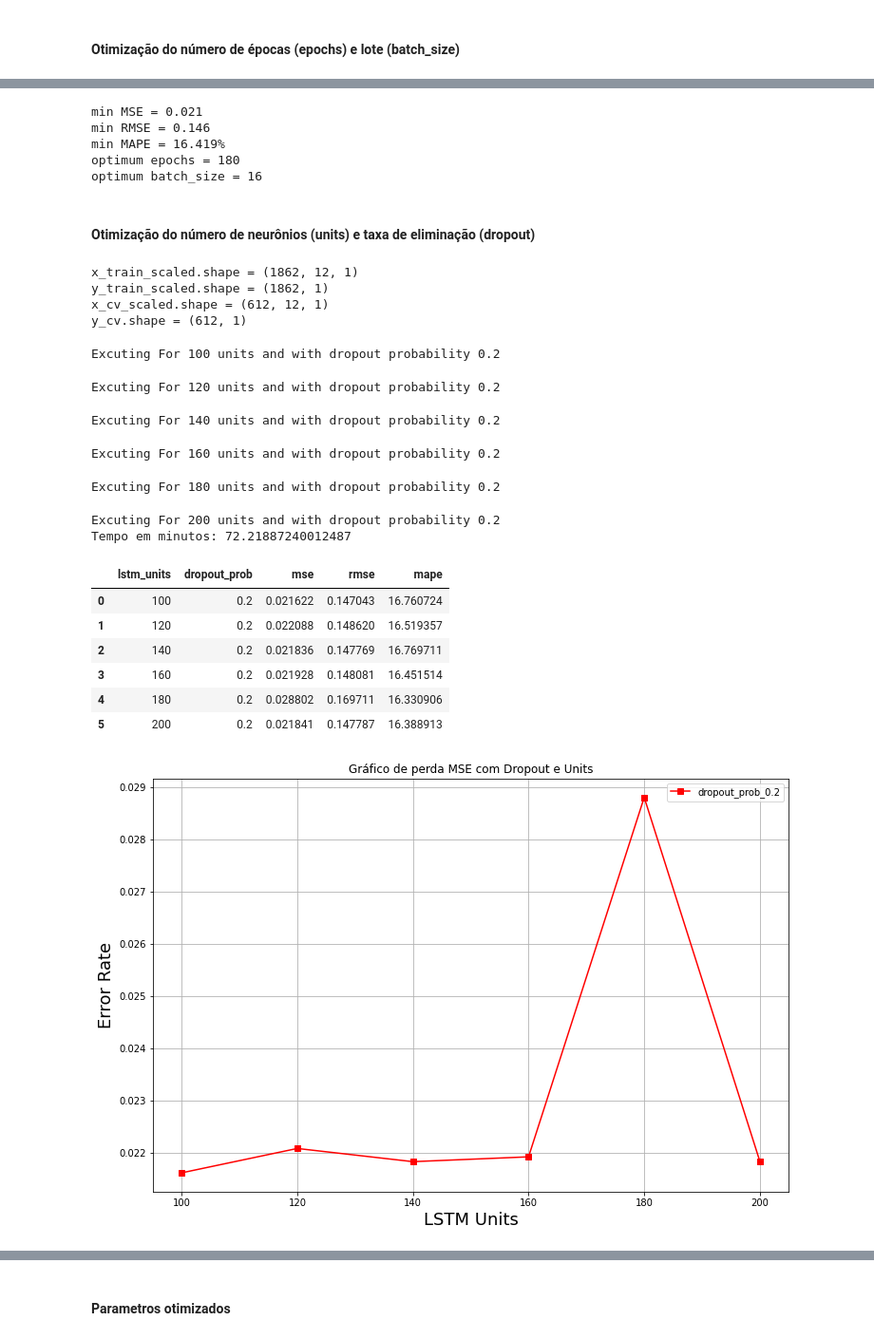
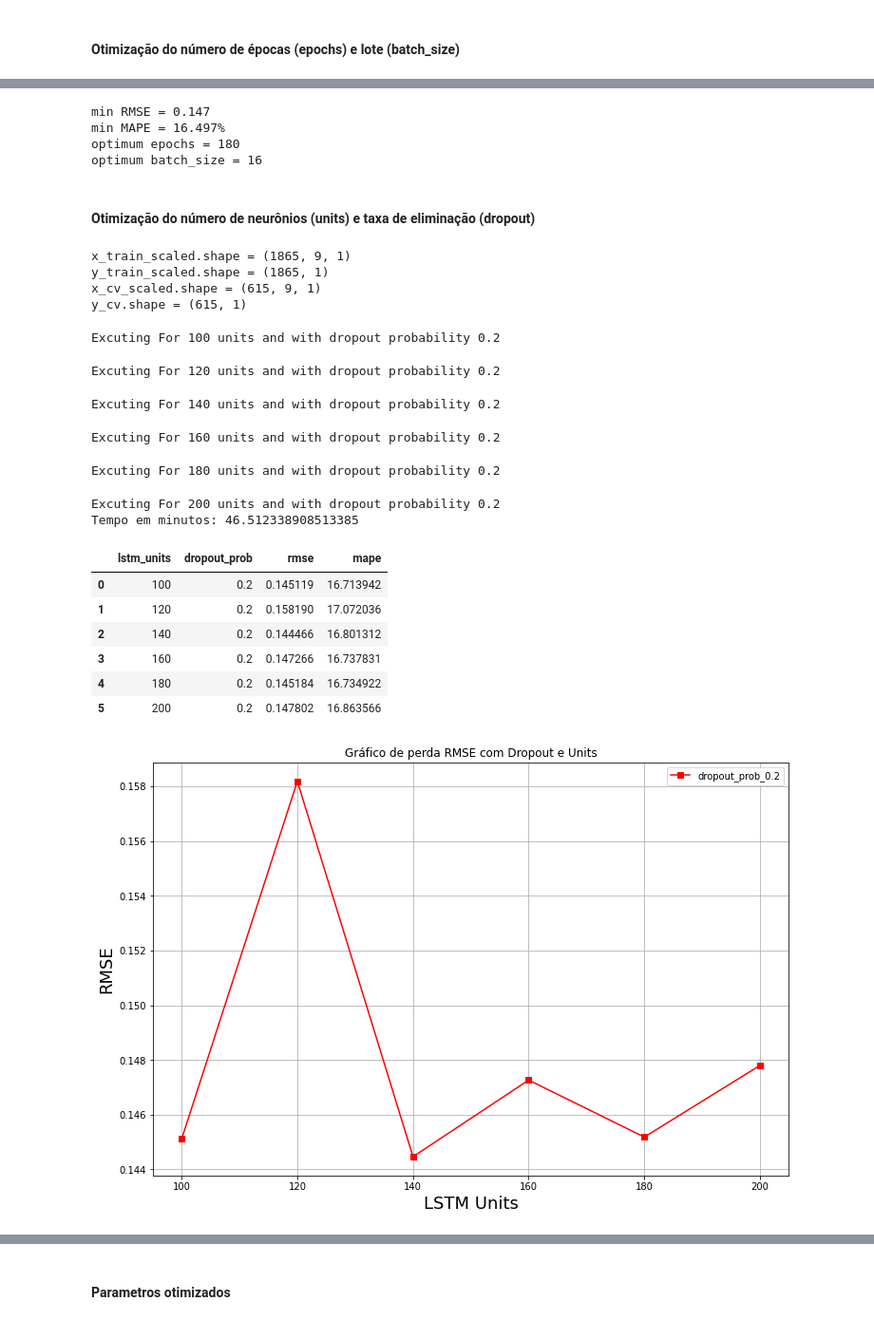
Before and after one commit to czar-rocha/previsao-de-precos-de-commodities-agricolas-atraves-de-redes-neurais-LSTM, a Jupyter notebook: modelo-lstm-univariado/modelo_lstm_univariado.ipynb, the cells around one changed output, grey strips where cells are left out. Shown at 95% size. Cells and saved outputs as stored; diff of their text form; code cells hidden in the pictures.

```diff
--- a/modelo-lstm-univariado/modelo_lstm_univariado.ipynb
+++ b/modelo-lstm-univariado/modelo_lstm_univariado.ipynb
@@ -466,7 +460,7 @@ optimum N = 12
 #### Otimização do número de épocas (epochs) e lote (batch_size)
 # %%
 param_label = 'epochs'
-epochs_list = [100, 120, 140, 160, 180, 200]
+epochs_list = [100, 120, 140, 160, 180, 200, 250]
 
 param_label1 = 'batch_size'
 batch_size_list = [16, 32]
@@ -484,14 +478,14 @@ y_cv_scaled = scaler_y_cv.fit_transform(y_cv)
 print("x_cv_scaled.shape = " + str(x_cv_scaled.shape))
 print("y_cv.shape = " + str(y_cv.shape))
 
-error_rate = {param_label : [], param_label1: [], 'mse': [], 'rmse': [], 'mape': []}
+error_rate = {param_label : [], param_label1: [], 'rmse': [], 'mape': []}
 tic = time.time()
 
 for epoch in tqdm_notebook(epochs_list):
 
     for batch_len in tqdm_notebook(batch_size_list):
         # train, predict and eval with LSTM model
-        mse, rmse, mape, est_epoc = train_pred_eval_model(x_train_scaled, y_train_scaled,
+        rmse, mape, est_epoc = train_pred_eval_model(x_train_scaled, y_train_scaled,
                                               x_cv_scaled, y_cv, scaler_y_cv,
                                               lstm_units=lstm_units,
                                               dropout_prob=dropout_prob,
@@ -502,7 +496,6 @@ for epoch in tqdm_notebook(epochs_list):
         # Collect results
         error_rate[param_label].append(epoch)
         error_rate[param_label1].append(batch_len)
-        error_rate['mse'].append(mse)
         error_rate['rmse'].append(rmse)
         error_rate['mape'].append(mape)
 
@@ -534,15 +529,15 @@ Tempo em minutos: 81.40612862507503
 # %%
-## Plot MSE With Epochs and Batch_size
+## Gárfico RMSE com Épocha e Batch_size
 plt.figure(figsize=(12, 8))
 color_list = ['r', 'g', 'k', 'y', 'm']
 
 for i in range(len(batch_size_list)):
-    plt.plot(epochs_list, error_rate.loc[error_rate[param_label1] == batch_size_list[i], 'mse'],
+    plt.plot(epochs_list, error_rate.loc[error_rate[param_label1] == batch_size_list[i], 'rmse'],
              color_list[i % len(color_list)], marker='s', label='batch_size_' + str(batch_size_list[i]))
 
-plt.xlabel('Epochs', fontsize=18)
-plt.ylabel('Error Rate', fontsize=18)
-plt.title('Gráfico de perda MSE com Batch Size e Epochs')
+plt.xlabel('Número de épocas', fontsize=18)
+plt.ylabel('Erro RMSE', fontsize=18)
+plt.title('Gráfico de perda RMSE com Batch Size e Épocas')
 plt.grid(True)
 plt.legend()
 plt.show()
@@ -551,17 +546,15 @@ plt.show()
 # %%
-# Get optimum value for batch_size and epoch
-temp = error_rate[error_rate['mse'] == error_rate['mse'].min()]
+# Seleciona melhores parametros para batch_size e épocha
+temp = error_rate[error_rate['rmse'] == error_rate['rmse'].min()]
 epochs_opt = temp[param_label].values[0]
 batch_size_opt = temp[param_label1].values[0]
-print("min MSE = %0.3f" % error_rate['mse'].min())
 print("min RMSE = %0.3f" % error_rate['rmse'].min())
 print("min MAPE = %0.3f%%" % error_rate['mape'].min())
 print("optimum " + param_label + " = " + str(epochs_opt))
 print("optimum " + param_label1 + " = " + str(batch_size_opt))
 # %% [output]
-min MSE = 0.021
-min RMSE = 0.146
-min MAPE = 16.419%
+min RMSE = 0.147
+min MAPE = 16.497%
 optimum epochs = 180
 optimum batch_size = 16
 # %% [markdown]
@@ -586,7 +579,7 @@ y_cv_scaled = scaler_y_cv.fit_transform(y_cv)
 print("x_cv_scaled.shape = " + str(x_cv_scaled.shape))
 print("y_cv.shape = " + str(y_cv.shape))
 
-error_rate = {param_label : [], param_label1: [], 'mse': [], 'rmse': [], 'mape': []}
+error_rate = {param_label : [], param_label1: [], 'rmse': [], 'mape': []}
 tic = time.time()
 
 for no_lstm_unit in tqdm_notebook(lstm_unit_list):
@@ -594,7 +587,7 @@ for no_lstm_unit in tqdm_notebook(lstm_unit_list):
     for dropout in tqdm_notebook(dropout_list):
         # train, predict and eval with LSTM model
         print(f'Excuting For {no_lstm_unit} units and with dropout probability {dropout}')
-        mse, rmse, mape, est_unit = train_pred_eval_model(x_train_scaled, y_train_scaled,
+        rmse, mape, est_unit = train_pred_eval_model(x_train_scaled, y_train_scaled,
                                               x_cv_scaled, y_cv, scaler_y_cv,
                                               lstm_units=no_lstm_unit,
                                               dropout_prob=dropout,
@@ -605,7 +598,6 @@ for no_lstm_unit in tqdm_notebook(lstm_unit_list):
         # Collect results
         error_rate[param_label].append(no_lstm_unit)
         error_rate[param_label1].append(dropout)
-        error_rate['mse'].append(mse)
         error_rate['rmse'].append(rmse)
         error_rate['mape'].append(mape)
 
@@ -616,40 +608,40 @@ print('Tempo em minutos: {}'.format((toc - tic) / 60.0))
 error_rate.to_csv("./univariado_lstm_otimizacao_unit_dropout.csv")
 error_rate
 # %% [output]
-x_train_scaled.shape = (1862, 12, 1)
-y_train_scaled.shape = (1862, 1)
-x_cv_scaled.shape = (612, 12, 1)
-y_cv.shape = (612, 1)
+x_train_scaled.shape = (1865, 9, 1)
+y_train_scaled.shape = (1865, 1)
+x_cv_scaled.shape = (615, 9, 1)
+y_cv.shape = (615, 1)
 Excuting For 100 units and with dropout probability 0.2
 Excuting For 120 units and with dropout probability 0.2
 Excuting For 140 units and with dropout probability 0.2
 Excuting For 160 units and with dropout probability 0.2
 Excuting For 180 units and with dropout probability 0.2
 Excuting For 200 units and with dropout probability 0.2
-Tempo em minutos: 72.21887240012487
+Tempo em minutos: 46.512338908513385
-|  | lstm_units | dropout_prob | mse | rmse | mape |
-| 0 | 100 | 0.2 | 0.021622 | 0.147043 | 16.760724 |
-| 1 | 120 | 0.2 | 0.022088 | 0.148620 | 16.519357 |
-| 2 | 140 | 0.2 | 0.021836 | 0.147769 | 16.769711 |
-| 3 | 160 | 0.2 | 0.021928 | 0.148081 | 16.451514 |
-| 4 | 180 | 0.2 | 0.028802 | 0.169711 | 16.330906 |
-| 5 | 200 | 0.2 | 0.021841 | 0.147787 | 16.388913 |
+|  | lstm_units | dropout_prob | rmse | mape |
+| 0 | 100 | 0.2 | 0.145119 | 16.713942 |
+| 1 | 120 | 0.2 | 0.158190 | 17.072036 |
+| 2 | 140 | 0.2 | 0.144466 | 16.801312 |
+| 3 | 160 | 0.2 | 0.147266 | 16.737831 |
+| 4 | 180 | 0.2 | 0.145184 | 16.734922 |
+| 5 | 200 | 0.2 | 0.147802 | 16.863566 |
 # %%
-## Plot MSE With LSTM units and dropout probabilities
+## Gráfico de RMSE com units e dropout
 plt.figure(figsize=(12, 8))
 color_list = ['r', 'g', 'k', 'y', 'm']
 
 for i in range(len(dropout_list)):
-    plt.plot(lstm_unit_list, error_rate.loc[error_rate[param_label1] == dropout_list[i], 'mse'],
+    plt.plot(lstm_unit_list, error_rate.loc[error_rate[param_label1] == dropout_list[i], 'rmse'],
              color_list[i % len(color_list)], marker='s', label='dropout_prob_' + str(dropout_list[i]))
 
 plt.xlabel('LSTM Units', fontsize=18)
-plt.ylabel('Error Rate', fontsize=18)
-plt.title('Gráfico de perda MSE com Dropout e Units')
+plt.ylabel('RMSE', fontsize=18)
+plt.title('Gráfico de perda RMSE com Dropout e Units')
 plt.grid(True)
 plt.legend()
 plt.show()
 # %% [output]
-[figure, old version]
+[figure, new version]
 # %%
 # Get optimum value for lstm units and dropout probs
```
Also changed, not shown: parts of 19 cells of this notebook.
